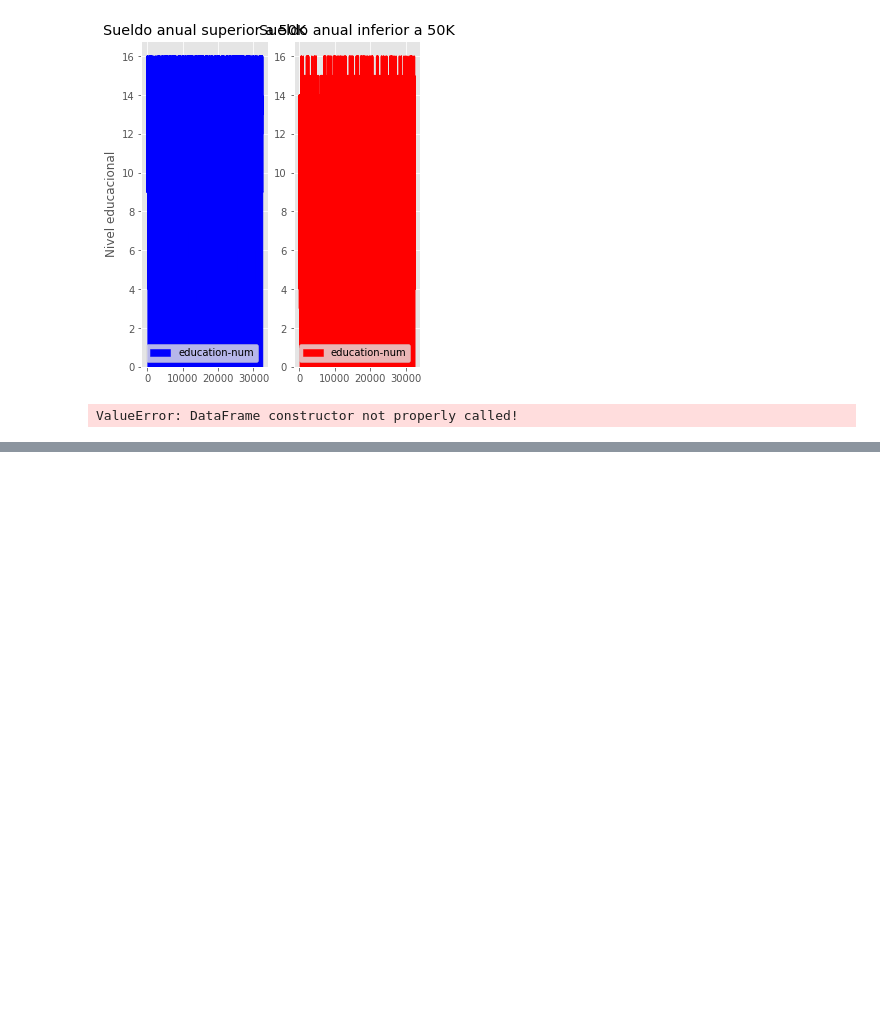
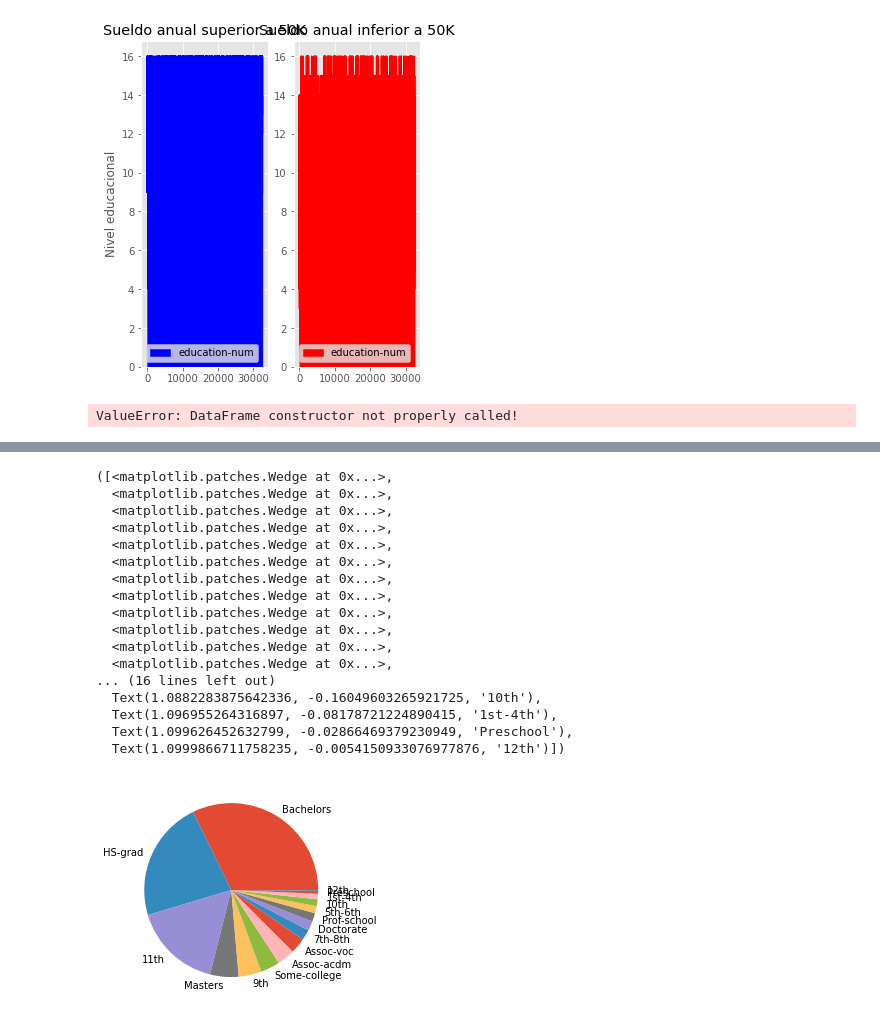
Before and after one commit to KenderWebos/python-data-science, a Jupyter notebook: tarea_3/Main/visualizacion.ipynb, the cells around one changed output, grey strips where cells are left out. Saved outputs shown, nothing was run; the diff lists cells and outputs as text; code cells hidden in the pictures; blank space fills up the shorter version.

```diff
--- a/tarea_3/Main/visualizacion.ipynb
+++ b/tarea_3/Main/visualizacion.ipynb
@@ -275,0 +297,25 @@ df_sex.head()
+# %%
+encabezado = ["education"]
+df_content = pd.DataFrame(df, columns = encabezado)
+
+plt.pie(df_content["education"].value_counts().array, labels=df_content["education"].unique())
+plt.title("Education")
+# %% [output]
+([<matplotlib.patches.Wedge at 0x...>,
+  <matplotlib.patches.Wedge at 0x...>,
+  <matplotlib.patches.Wedge at 0x...>,
+  <matplotlib.patches.Wedge at 0x...>,
+  <matplotlib.patches.Wedge at 0x...>,
+  <matplotlib.patches.Wedge at 0x...>,
+  <matplotlib.patches.Wedge at 0x...>,
+  <matplotlib.patches.Wedge at 0x...>,
+  <matplotlib.patches.Wedge at 0x...>,
+  <matplotlib.patches.Wedge at 0x...>,
+  <matplotlib.patches.Wedge at 0x...>,
+  <matplotlib.patches.Wedge at 0x...>,
+... (16 lines left out)
+  Text(1.0882283875642336, -0.16049603265921725, '10th'),
+  Text(1.096955264316897, -0.08178721224890415, '1st-4th'),
+  Text(1.099626452632799, -0.02866469379230949, 'Preschool'),
+  Text(1.0999866711758235, -0.0054150933076977876, '12th')])
+[figure, added]
```
Also changed, not shown: parts of 6 cells of this notebook.
